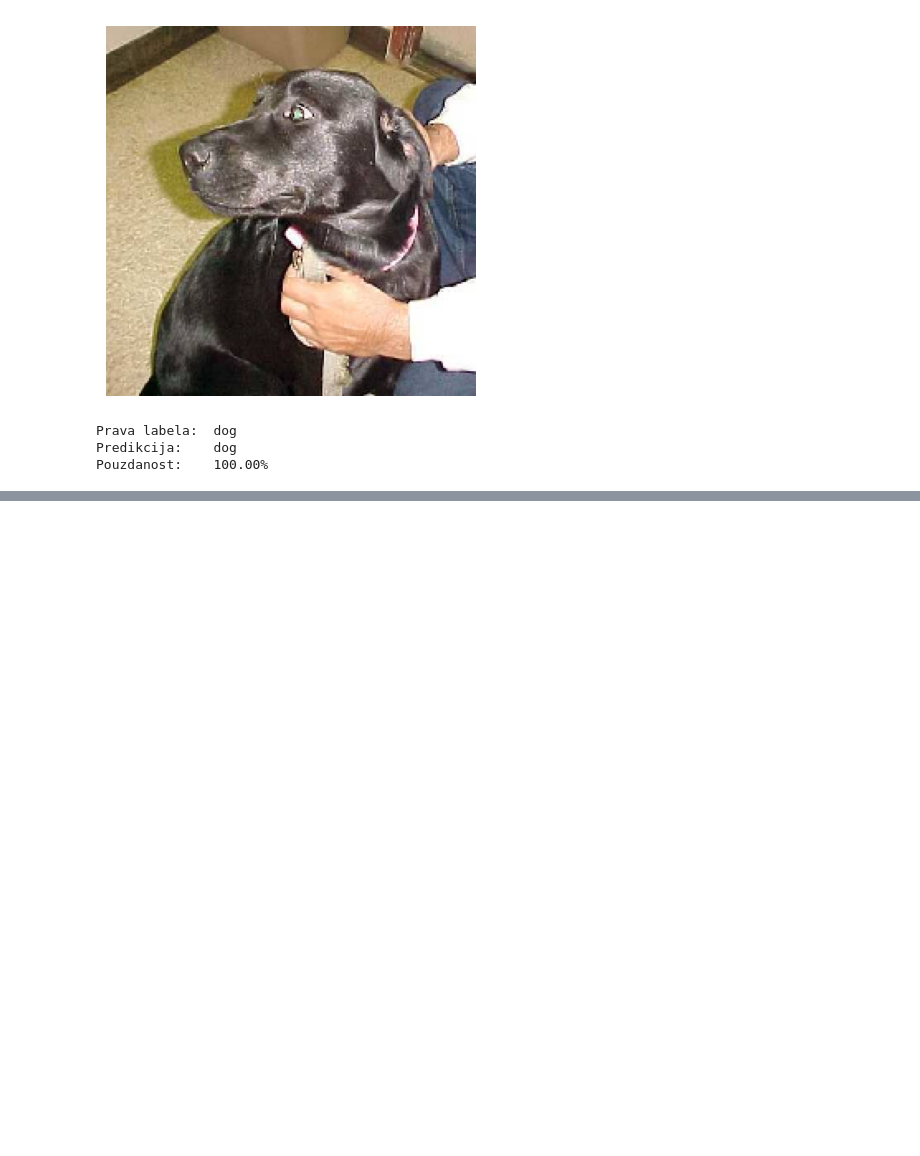
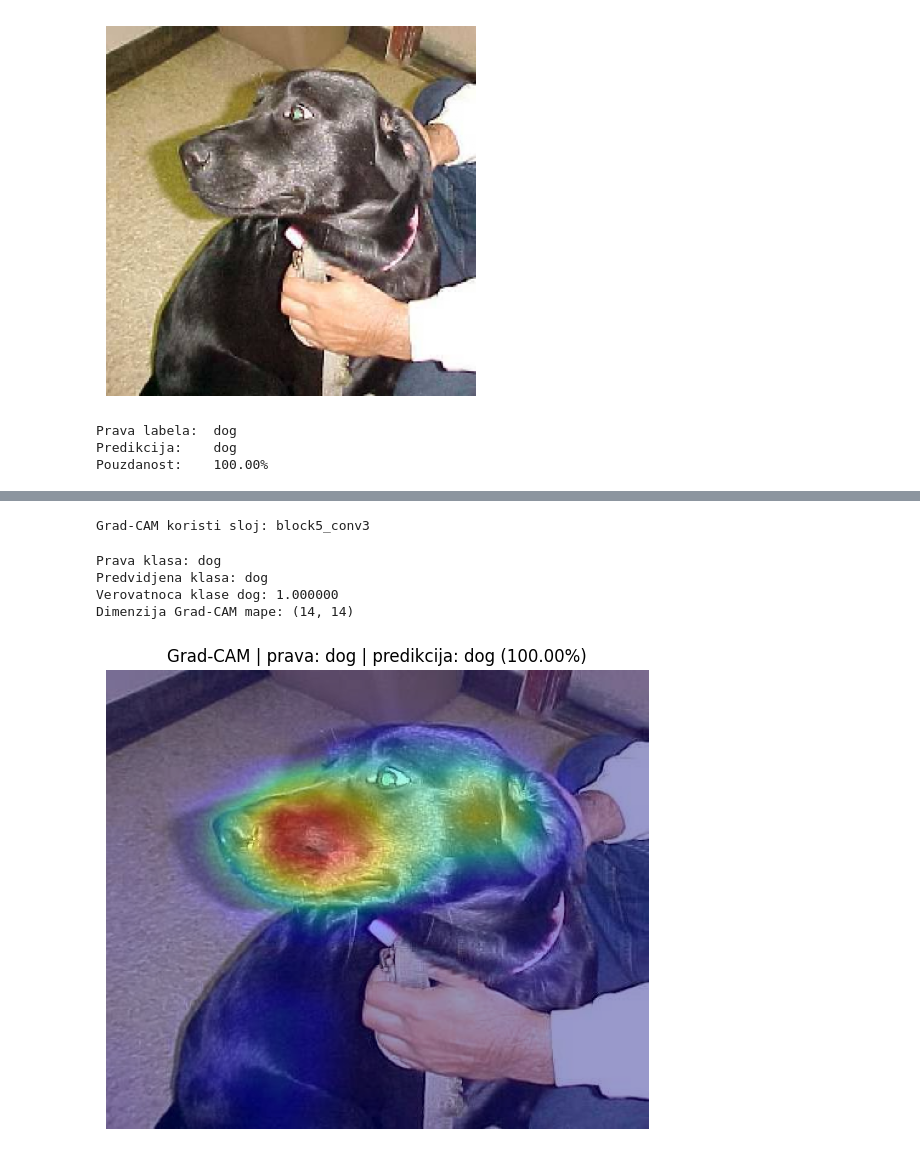
Before and after one commit to minaristic1/Household-Animals-Classification, a Jupyter notebook: notebooks/06_demo.ipynb, the cells around one changed output, grey strips where cells are left out. Drawn from its saved outputs; the diff is of its cells as text; code cells hidden in the pictures; blank space fills up the shorter version.

```diff
--- a/notebooks/06_demo.ipynb
+++ b/notebooks/06_demo.ipynb
@@ -162,0 +192,22 @@ Pouzdanost:    100.00%
+# %%
+# Priprema modela za Grad-CAM
+base_model = model.get_layer("vgg16")
+
+LAST_CONV_LAYER_NAME = "block5_conv3"
+
+vgg_grad_model = tf.keras.Model(
+    inputs=base_model.input,
+    outputs=[
+        base_model.get_layer(LAST_CONV_LAYER_NAME).output,
+        base_model.output
+    ]
+)
+
+gap_layer = model.get_layer("global_average_pooling2d")
+dense_layer = model.get_layer("dense")
+dropout_layer = model.get_layer("dropout")
+output_layer = model.get_layer("dense_1")
+
+print("Grad-CAM koristi sloj:", LAST_CONV_LAYER_NAME)
+# %% [output]
+Grad-CAM koristi sloj: block5_conv3
@@ -162,0 +260,47 @@ Pouzdanost:    100.00%
+# %%
+# Grad-CAM za demo sliku
+demo_array = load_image_for_model(demo_filepath)
+
+demo_heatmap, demo_dog_probability, demo_gradcam_class = (make_gradcam_heatmap(demo_array))
+
+print("Prava klasa:", demo_row["label"])
+print("Predvidjena klasa:", demo_gradcam_class)
+print(
+    f"Verovatnoca klase dog: "
+    f"{demo_dog_probability:.6f}"
+)
+print("Dimenzija Grad-CAM mape:", demo_heatmap.shape)
+# %% [output]
+Prava klasa: dog
+Predvidjena klasa: dog
+Verovatnoca klase dog: 1.000000
+Dimenzija Grad-CAM mape: (14, 14)
+# %%
+# Finalni demo prikaz: ORIGINAL + Grad-CAM
+original_image = tf.keras.utils.img_to_array(tf.keras.utils.load_img(demo_filepath))
+
+heatmap_resized = tf.image.resize(
+    demo_heatmap[..., np.newaxis],
+    (
+        original_image.shape[0],
+        original_image.shape[1]
+    )
+).numpy().squeeze()
+
+plt.figure(figsize=(7, 7))
+
+plt.imshow(original_image.astype("uint8"))
+
+plt.imshow(heatmap_resized, cmap="jet", alpha=0.4)
+
+plt.axis("off")
+
+plt.title(
+    f"Grad-CAM | prava: {demo_row['label']} | "
+    f"predikcija: {demo_gradcam_class} "
+    f"({confidence * 100:.2f}%)"
+)
+
+plt.show()
+# %% [output]
+[figure, added]
```
Also changed, not shown: parts of 8 cells of this notebook.
